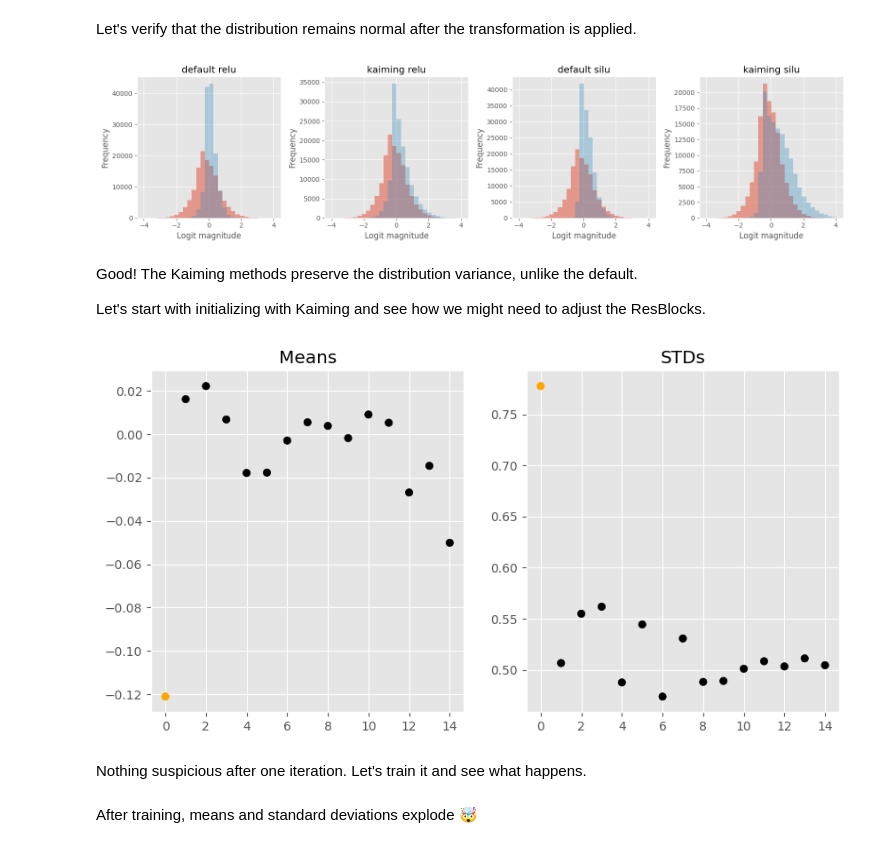
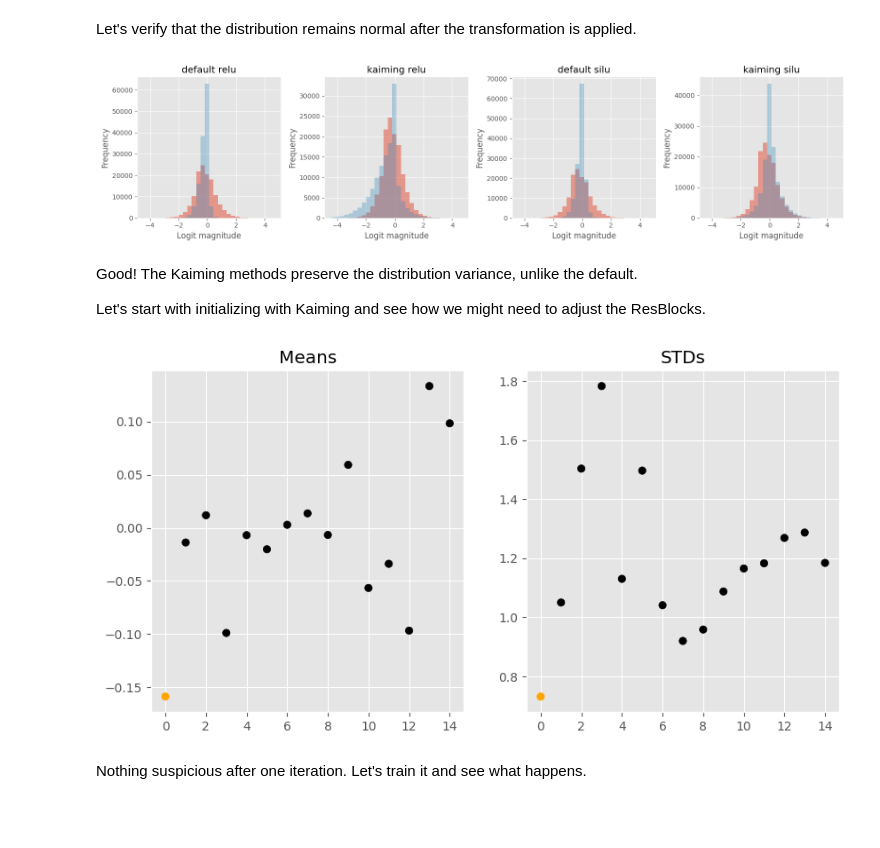
Before and after one commit to jeremyadamsfisher/slow_diffusion, a Jupyter notebook: nbs/06_initialization.ipynb, the cells around one changed output. Saved outputs shown, nothing was run; the diff lists cells and outputs as text; code cells hidden in the pictures; blank space fills up the shorter version.

```diff
--- a/nbs/06_initialization.ipynb
+++ b/nbs/06_initialization.ipynb
@@ -49,10 +49,10 @@ def _(c):
     if c.conv.bias is not None:
         torch.nn.init.constant_(c.conv.bias, 0)
 # %%
-conv_relu_default = ConvBlock(1, 1, act=nn.ReLU)
-conv_relu = ConvBlock(1, 1, act=nn.ReLU)
-conv_silu_default = ConvBlock(1, 1, act=nn.SiLU)
-conv_silu = ConvBlock(1, 1, act=nn.SiLU)
+conv_relu_default = PreactConvBlock(1, 1, act=nn.ReLU)
+conv_relu = PreactConvBlock(1, 1, act=nn.ReLU)
+conv_silu_default = PreactConvBlock(1, 1, act=nn.SiLU)
+conv_silu = PreactConvBlock(1, 1, act=nn.SiLU)
 for m in [conv_relu, conv_silu]:
     kaiming(m)
 # %%
@@ -74,7 +74,7 @@ cs = [
 ]
 plot(x_t, (x_t,), cs)
 # %% [output]
-[figure, old version]
+[figure, new version]
 # %%
 # |hide
 for c in cs:
@@ -101,44 +101,53 @@ model = model.apply(kaiming)
 
 with monitor_activations(model), torch.no_grad():
     model.step(((x_t, t), ε))
+# %%
+color_map = {
+    "Downblock": "b",
+    "Upblock": "r",
+    "Conv2d": "g",
+    "ConvBlock": "purple",
+    "Input": "orange",
+    "PreactResBlock": "black",
+    "NonPreactResBlock": "black",
+}
 # %%
-def plot_per_layer_stats(mods):
-    fig, (ax0, ax1) = plt.subplots(1, 2, figsize=(10, 5))
-    ax0.set(title="Means")
-    ax1.set(title="STDs")
+def plot_per_layer_stats(mods, name=None, axes=None):
+    if axes is None:
+        fig, (ax0, ax1) = plt.subplots(1, 2, figsize=(10, 5))
+    else:
+        ax0, ax1 = axes
+    if name:
+        ax0.set(title=f"{name} means")
+        ax1.set(title=f"{name} STDs")
+    else:
+        ax0.set(title="Means")
+        ax1.set(title="STDs")
 
     data = []
     data.append((x_t.mean(), x_t.std(), "Input"))
     for m in mods:
         clsname = m.__class__.__name__
         row = (m.acts.mean(), m.acts.std(), clsname)
         data.append(row)
     means, stds, clss = zip(*data)
     idxs = torch.arange(0, len(data))
-    color_map = {
-        "Downblock": "b",
-        "Upblock": "r",
-        "Conv2d": "g",
-        "ConvBlock": "purple",
-        "Input": "orange",
-        "ResBlock": "black",
-    }
     colors = [color_map[c] for c in clss]
     ax0.scatter(idxs, means, c=colors)
     ax1.scatter(idxs, stds, c=colors)
 
 
 def plot_per_resnet_stats(m):
     resnets = []
     for block in [*m.unet.downblocks, *m.unet.upblocks]:
         for conv in block.convs:
             resnets.append(conv)
     plot_per_layer_stats(resnets)
 
 
 plot_per_resnet_stats(model)
 # %% [output]
-[figure, old version]
+[figure, new version]
 # %% [markdown]
 Nothing suspicious after one iteration. Let's train it and see what happens.
 # %%
@@ -166,2 +173,0 @@ plot_per_layer_stats_after_training(model);
-# %% [markdown]
-After training, means and standard deviations explode 🤯
```
Also changed, not shown: parts of 14 cells of this notebook, 23 other files.
